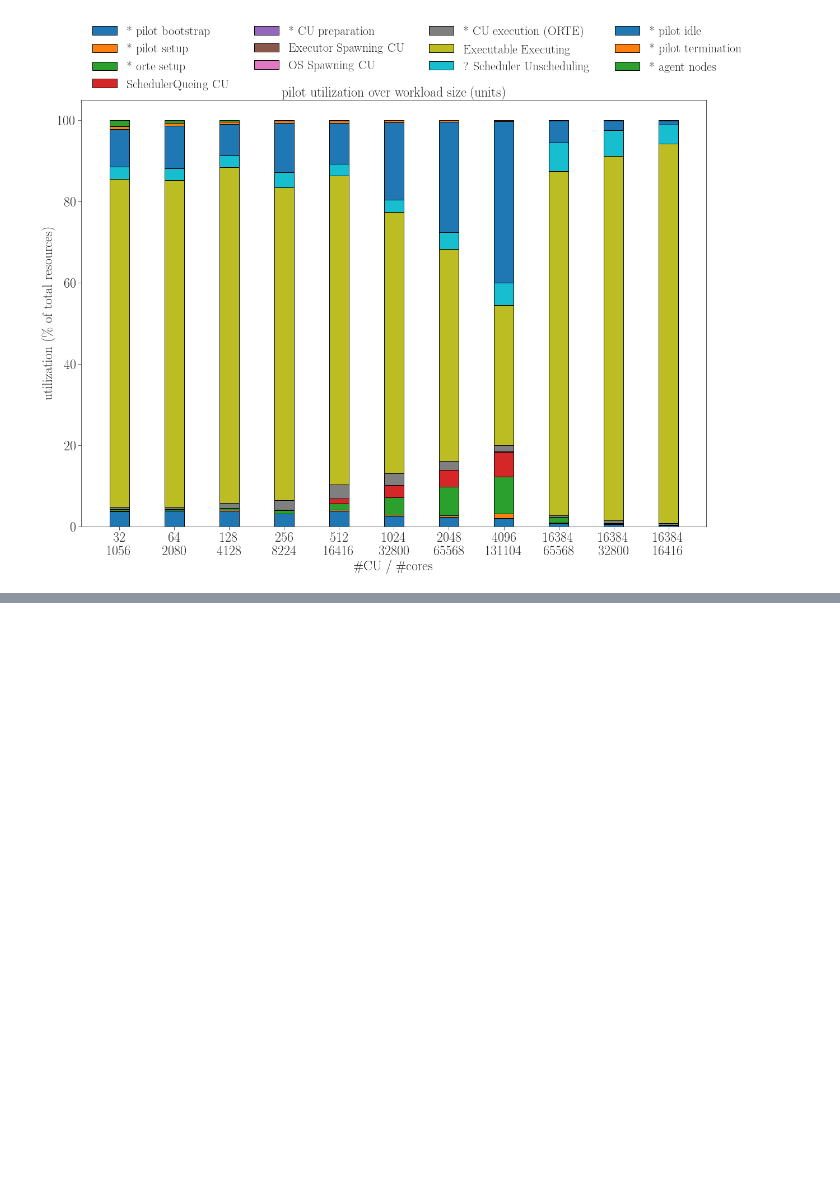
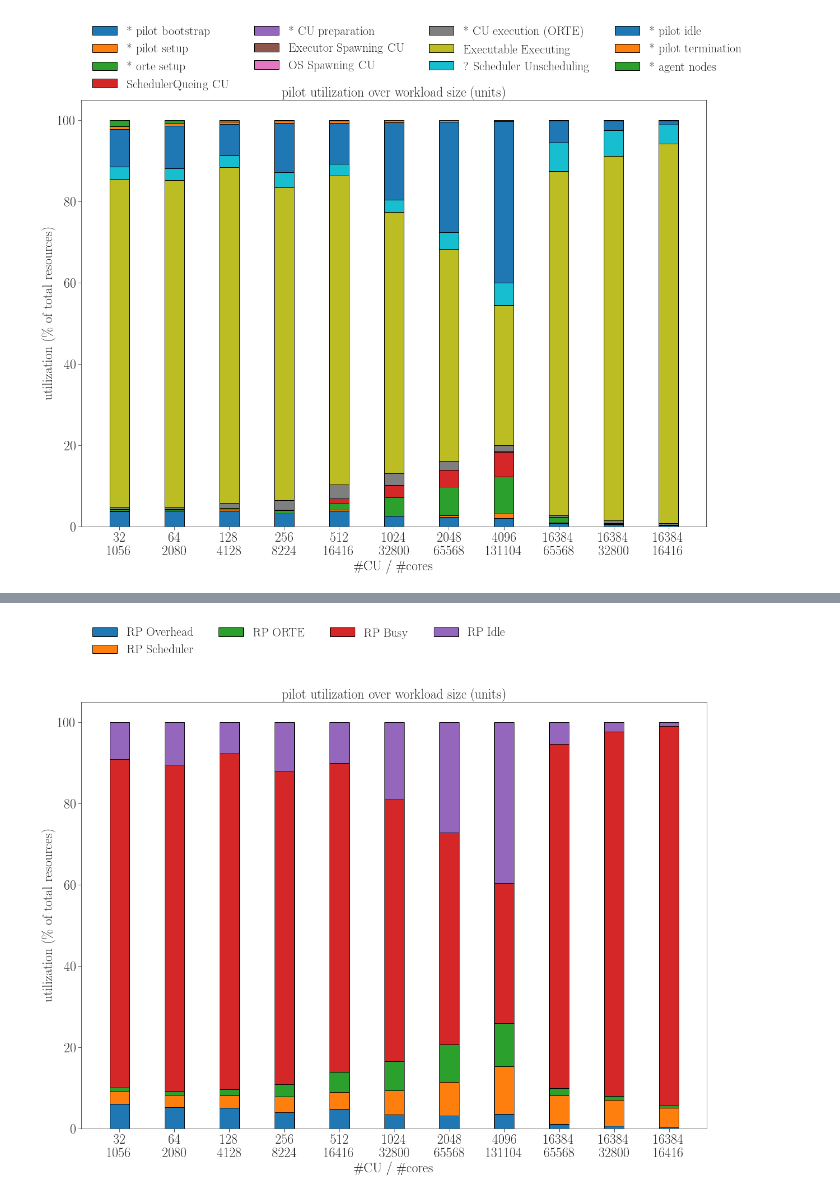
Before and after one commit to radical-experiments/rp.paper, a Jupyter notebook: analysis/rp_paper_utilization.ipynb, the cells around one changed output, grey strips where cells are left out. Saved outputs shown, nothing was run; the diff lists cells and outputs as text; code cells hidden in the pictures; blank space fills up the shorter version.

Commit message:
two more plots

```diff
--- a/analysis/rp_paper_utilization.ipynb
+++ b/analysis/rp_paper_utilization.ipynb
@@ -89,6 +89,12 @@ TRANSLATE_KEYS    = {
                      'u_exec_orte' : '* CU execution (ORTE)',
                      'u_exec_app'  : 'Executable Executing',
                      'u_unschedule': '? Scheduler Unscheduling',
+
+                     'rp_overhead' : 'RP Overhead',
+                     'rp_busy'     : 'RP Busy',
+                     'rp_idle'     : 'RP Idle',
+                     'rp_orte'     : 'RP ORTE',
+                     'rp_scheduler': 'RP Scheduler'
                     }
 
   # # Durations sub-component level
@@ -123,6 +129,20 @@ ORDERED_KEYS      = [
                      'p_term',
                      'p_agent',
                      ]
+# %%
+SUM_KEYS_1 = {'rp_scheduler' : ['u_equeue', 'u_unschedule'],
+              'rp_orte'      : ['p_orte', 'u_exec_orte'],
+              'rp_overhead'  : ['p_agent', 'p_boot', 'p_setup', 'p_term', 'u_eprep', 'u_exec_rp', 'u_exec_cu'],
+              'rp_idle'      : ['p_idle'],
+              'rp_busy'      : ['u_exec_app']
+             }
+ORDERED_KEYS_1 = ['rp_overhead', 'rp_scheduler', 'rp_orte', 'rp_busy', 'rp_idle']
+
+SUM_KEYS_2 = {'rp_overhead'  : ['p_agent', 'p_boot', 'p_setup', 'p_orte', 'p_term', 'u_equeue', 'u_eprep', 'u_exec_rp', 'u_exec_cu', 'u_exec_orte', 'u_unschedule'],
+              'rp_idle'      : ['p_idle'],
+              'rp_busy'      : ['u_exec_app']
+             }
+ORDERED_KEYS_2 = ['rp_overhead', 'rp_busy', 'rp_idle']
 # %%
     sources     = sys.argv[1:]
     utilization = dict()    # dict of contributions to utilization
@@ -421,0 +481,28 @@ print len(sids)
+# %%
+    # do the stacked barplots - yes, it is this cumbersome:
+    # http://matplotlib.org/examples/pylab_examples/bar_stacked.html
+    plt.figure(figsize=(20,14))
+    bottom = np.zeros(len(xkeys))
+    labels = list()
+    plots  = list()
+    ind    = np.arange(len(sids))  # locations for the bars on the x-axis
+    width  = 0.35                  # width of the bars
+
+    for key in ORDERED_KEYS_1:
+        assert(len(data_sum_1[key]) == len(ind)), '%s != %s' % (len(data_sum_1[key]), len(ind))
+        plots.append(plt.bar(ind, data_sum_1[key], width, bottom=bottom))
+        bottom += data_sum_1[key]
+        labels.append(TRANSLATE_KEYS[key])
+
+    if ABSOLUTE: plt.ylabel('utilization (% of total resources)')
+    else       : plt.ylabel('utilization (in core-seconds)')
+
+    plt.xlabel('\#CU / \#cores')
+    plt.ylabel('utilization (\% of total resources)')
+    plt.title ('pilot utilization over workload size (#units)')
+    plt.xticks(ind, xkeys)
+    handles = [p[0] for p in plots]
+    plt.legend(handles, labels, ncol=4, loc='upper left', bbox_to_anchor=(0,1.2))
+    plt.savefig('figures/paper_titan_rp_synapse_utilization.pdf')
+# %% [output]
+[figure, added]
```
Also changed, not shown: parts of 2 cells of this notebook.
